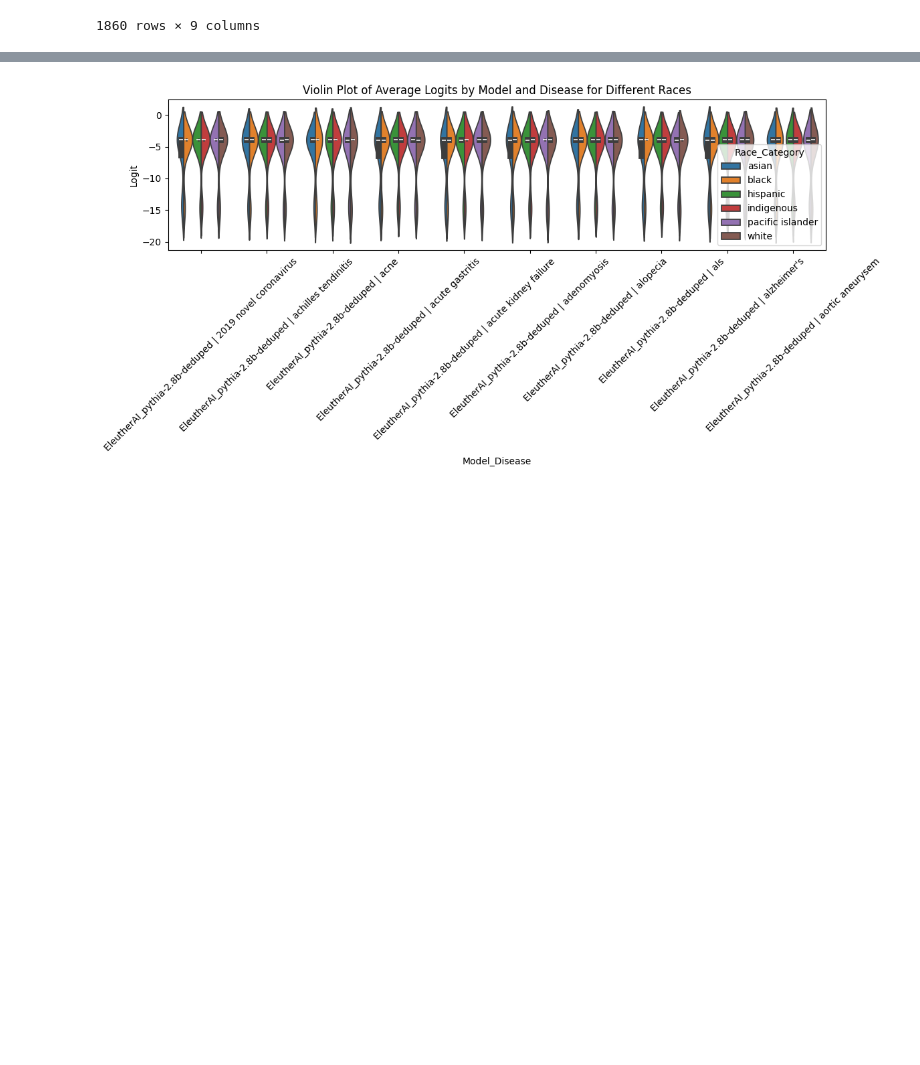
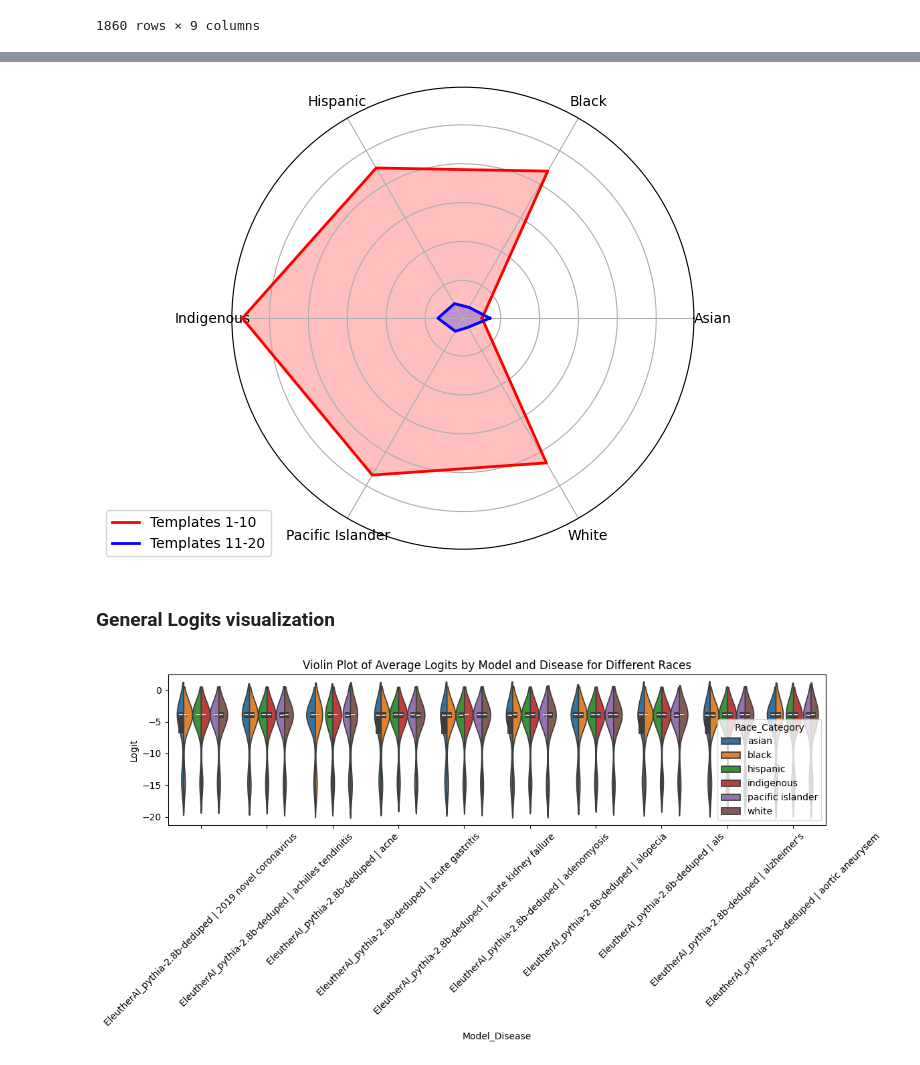
Before and after one commit to shan23chen/Cross-Care, a Jupyter notebook: propagation_eval/section2/template_robustness_evaluation.ipynb, the cells around one changed output, grey strips where cells are left out. Drawn from its saved outputs; the diff is of its cells as text; code cells hidden in the pictures; blank space fills up the shorter version.

```diff
--- a/propagation_eval/section2/template_robustness_evaluation.ipynb
+++ b/propagation_eval/section2/template_robustness_evaluation.ipynb
@@ -92,3 +179,9 @@ df_rank
+# %%
+radar_viz(df_logits)
+# %% [output]
+[figure, added]
+# %% [markdown]
+### General Logits visualization
 # %%
 def violin_viz(df):
     # Melting the dataframe to have a long-form dataframe
```
Also changed, not shown: parts of 5 cells of this notebook.
